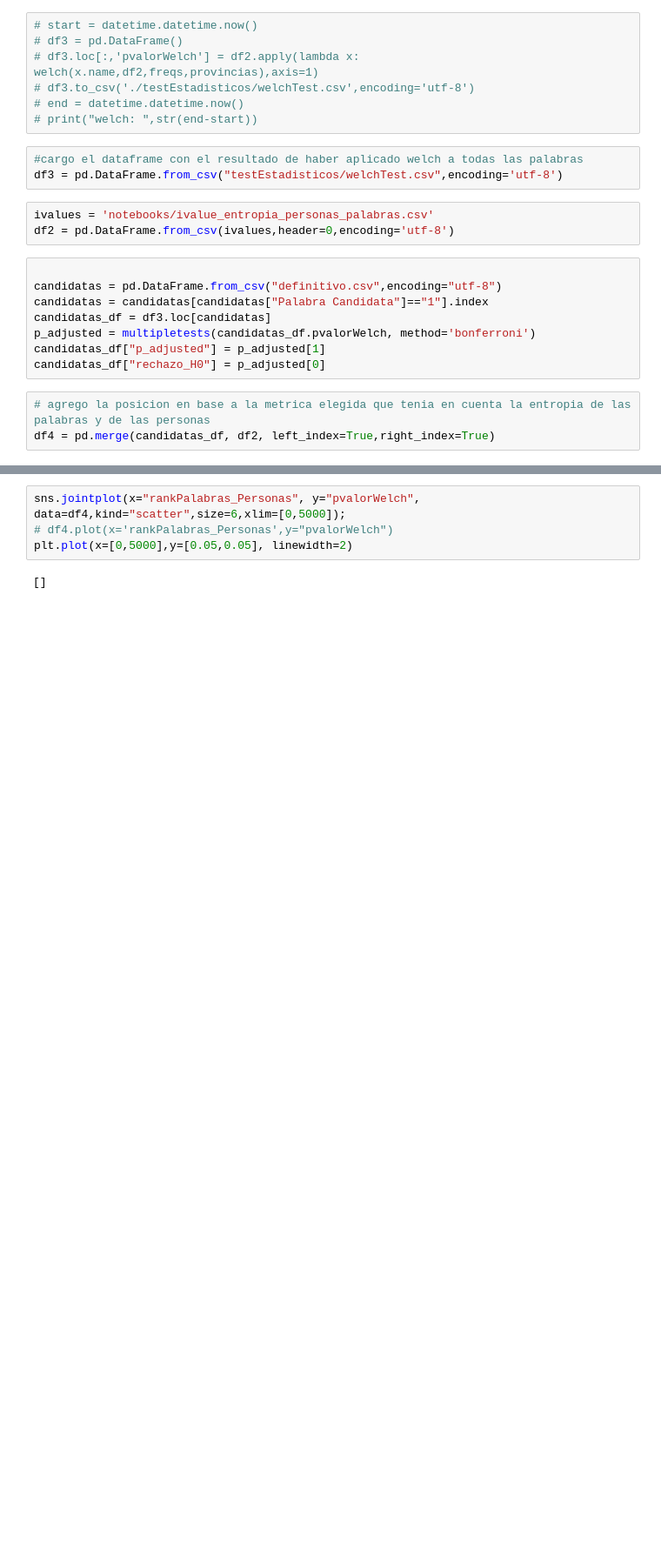
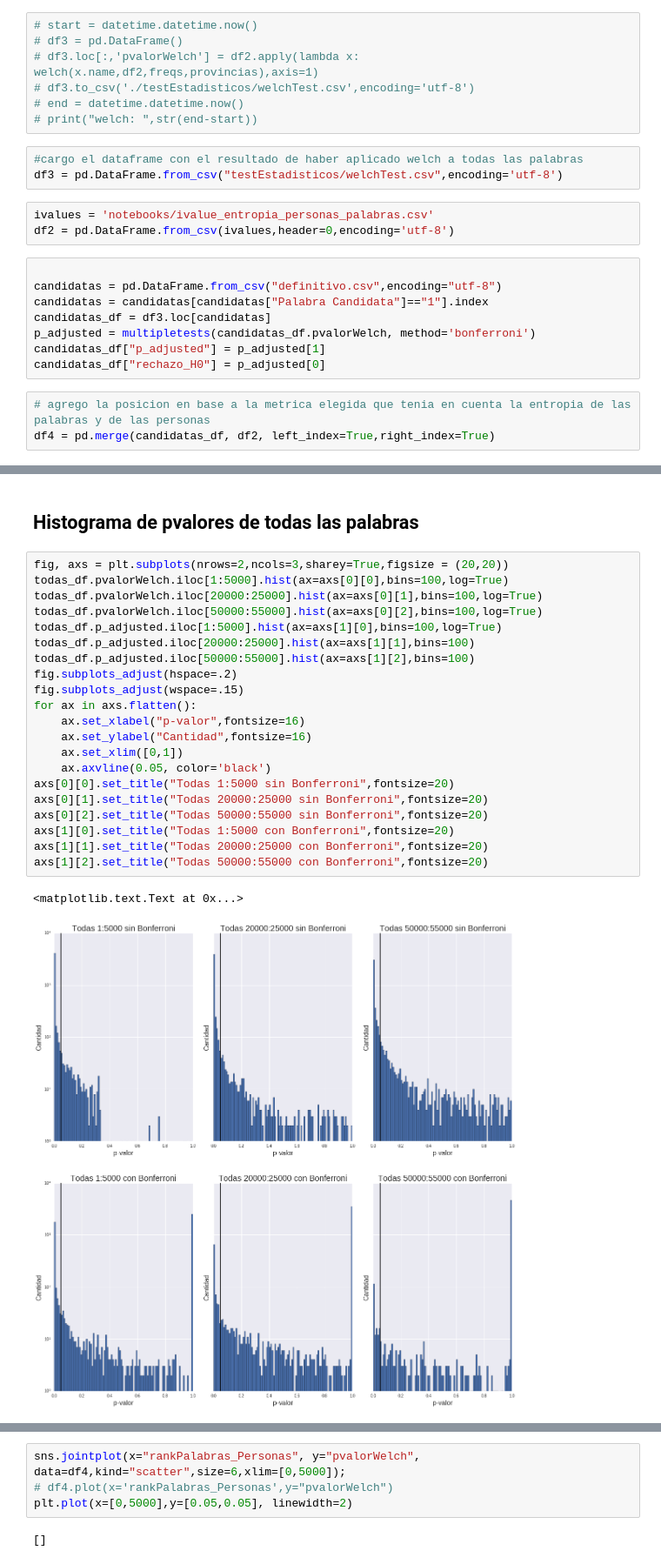
Before and after one commit to daleman/tesis, a Jupyter notebook: welchTest.ipynb, the cells around one changed output, grey strips where cells are left out. Shown: that part at 87% size. Saved outputs shown, nothing was run; the diff lists cells and outputs as text; blank space fills up the shorter version.

Commit message:
reorganizo la notebook del test de welch. agrego graficos de tasa de rechazo con distintas metricas

```diff
--- a/welchTest.ipynb
+++ b/welchTest.ipynb
@@ -58,0 +112,26 @@ df4 = pd.merge(candidatas_df, df2, left_index=True,right_index=True)
+# %% [markdown]
+## Histograma de pvalores de todas las palabras
+# %%
+fig, axs = plt.subplots(nrows=2,ncols=3,sharey=True,figsize = (20,20))
+todas_df.pvalorWelch.iloc[1:5000].hist(ax=axs[0][0],bins=100,log=True)
+todas_df.pvalorWelch.iloc[20000:25000].hist(ax=axs[0][1],bins=100,log=True)
+todas_df.pvalorWelch.iloc[50000:55000].hist(ax=axs[0][2],bins=100,log=True)
+todas_df.p_adjusted.iloc[1:5000].hist(ax=axs[1][0],bins=100,log=True)
+todas_df.p_adjusted.iloc[20000:25000].hist(ax=axs[1][1],bins=100)
+todas_df.p_adjusted.iloc[50000:55000].hist(ax=axs[1][2],bins=100)
+fig.subplots_adjust(hspace=.2)
+fig.subplots_adjust(wspace=.15)
+for ax in axs.flatten():
+    ax.set_xlabel("p-valor",fontsize=16)
+    ax.set_ylabel("Cantidad",fontsize=16)
+    ax.set_xlim([0,1])
+    ax.axvline(0.05, color='black')
+axs[0][0].set_title("Todas 1:5000 sin Bonferroni",fontsize=20)
+axs[0][1].set_title("Todas 20000:25000 sin Bonferroni",fontsize=20)
+axs[0][2].set_title("Todas 50000:55000 sin Bonferroni",fontsize=20)
+axs[1][0].set_title("Todas 1:5000 con Bonferroni",fontsize=20)
+axs[1][1].set_title("Todas 20000:25000 con Bonferroni",fontsize=20)
+axs[1][2].set_title("Todas 50000:55000 con Bonferroni",fontsize=20)
+# %% [output]
+<matplotlib.text.Text at 0x...>
+[figure, added]
```
Also changed, not shown: parts of 37 cells of this notebook.
